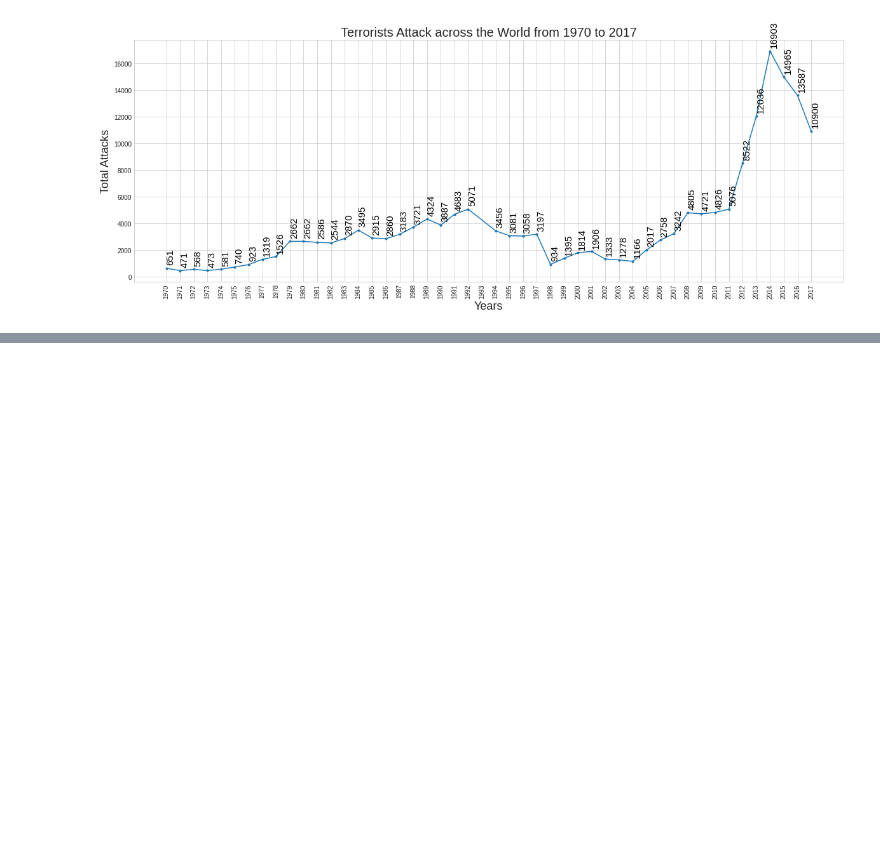
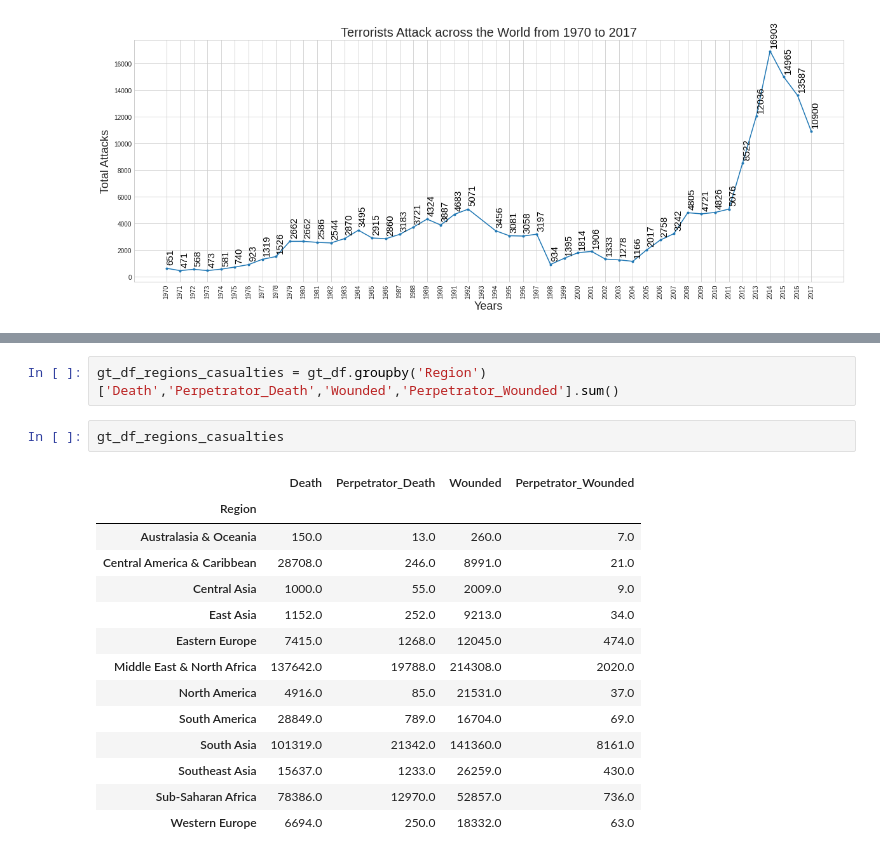
Before and after one commit to chvikas/global-terrorism-analysis, a Jupyter notebook: Global_Terrorism_Analysis_Capstone_Project.ipynb, the cells around one changed output, grey strips where cells are left out. Cells and saved outputs as stored; diff of their text form; blank space fills up the shorter version.

```diff
--- a/Global_Terrorism_Analysis_Capstone_Project.ipynb
+++ b/Global_Terrorism_Analysis_Capstone_Project.ipynb
@@ -243,0 +249,19 @@ gt_df_regions.plot(kind='bar')
+# %%
+gt_df_regions_casualties = gt_df.groupby('Region')['Death','Perpetrator_Death','Wounded','Perpetrator_Wounded'].sum()
+# %%
+gt_df_regions_casualties
+# %% [output]
+|  | Death | Perpetrator_Death | Wounded | Perpetrator_Wounded |
+| Region |  |  |  |  |
+| Australasia & Oceania | 150.0 | 13.0 | 260.0 | 7.0 |
+| Central America & Caribbean | 28708.0 | 246.0 | 8991.0 | 21.0 |
+| Central Asia | 1000.0 | 55.0 | 2009.0 | 9.0 |
+| East Asia | 1152.0 | 252.0 | 9213.0 | 34.0 |
+| Eastern Europe | 7415.0 | 1268.0 | 12045.0 | 474.0 |
+| Middle East & North Africa | 137642.0 | 19788.0 | 214308.0 | 2020.0 |
+| North America | 4916.0 | 85.0 | 21531.0 | 37.0 |
+| South America | 28849.0 | 789.0 | 16704.0 | 69.0 |
+| South Asia | 101319.0 | 21342.0 | 141360.0 | 8161.0 |
+| Southeast Asia | 15637.0 | 1233.0 | 26259.0 | 430.0 |
+| Sub-Saharan Africa | 78386.0 | 12970.0 | 52857.0 | 736.0 |
+| Western Europe | 6694.0 | 250.0 | 18332.0 | 63.0 |
```
Also changed, not shown: parts of 23 cells of this notebook.
